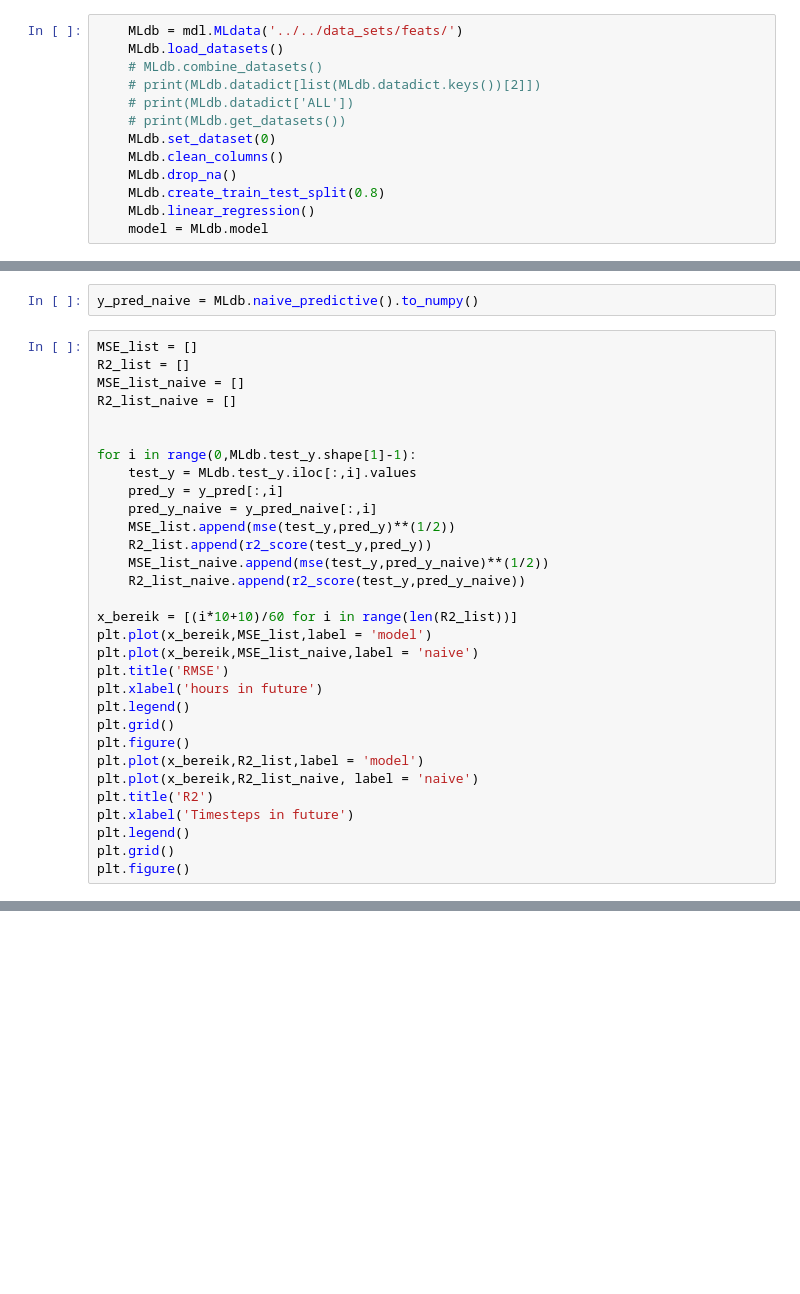
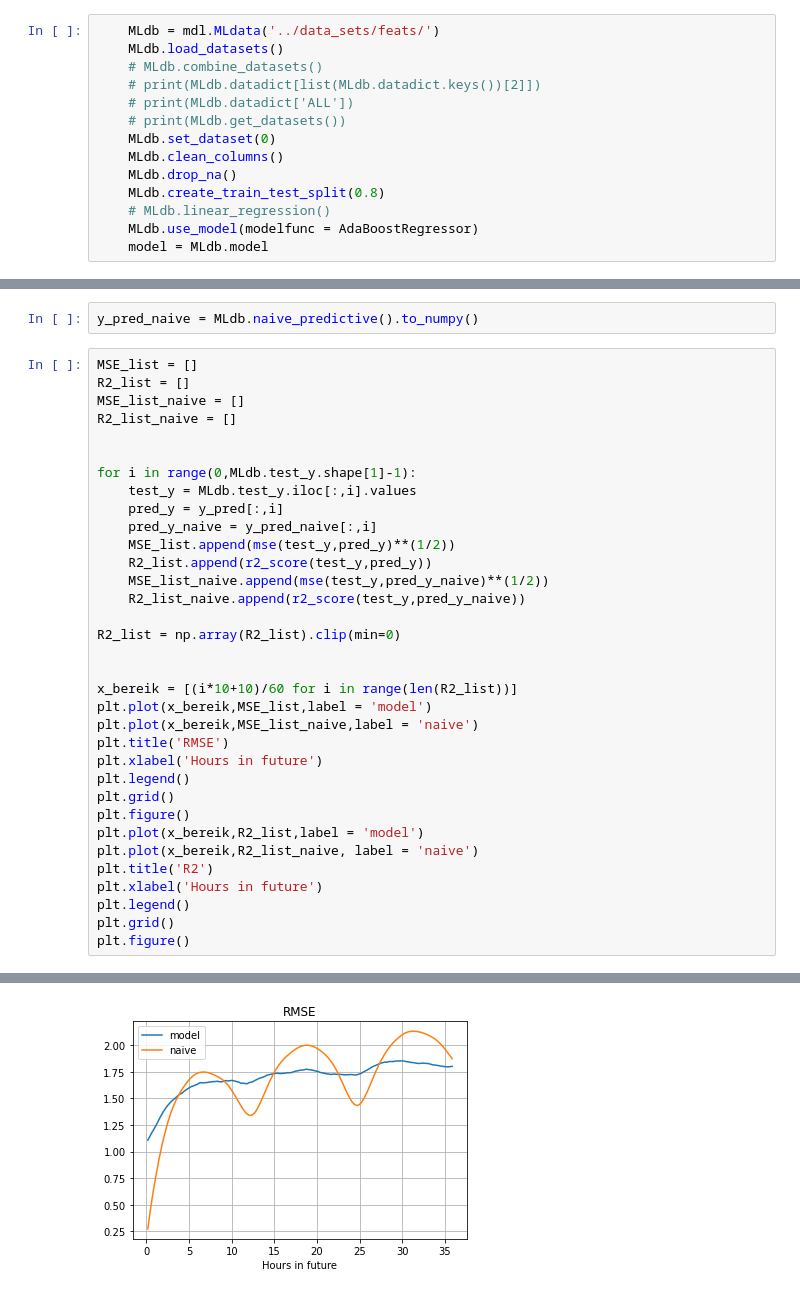
Before and after one commit to hhdelfland/zoutindringing-parksluizen, a Jupyter notebook: EGV/models.ipynb, the cells around one changed output, grey strips where cells are left out. Cells and saved outputs as stored; diff of their text form; blank space fills up the shorter version.

Commit message:
fixed tf bug / added custom sk model support/ added multioutput support

```diff
--- a/EGV/models.ipynb
+++ b/EGV/models.ipynb
@@ -16,7 +17,7 @@ import plotly
 root = tkinter.Tk()
 my_dpi = root.winfo_fpixels('1i')
 # %%
-    MLdb = mdl.MLdata('../../data_sets/feats/')
+    MLdb = mdl.MLdata('../data_sets/feats/')
     MLdb.load_datasets()
     # MLdb.combine_datasets()
     # print(MLdb.datadict[list(MLdb.datadict.keys())[2]])
@@ -26,5 +27,6 @@ my_dpi = root.winfo_fpixels('1i')
     MLdb.clean_columns()
     MLdb.drop_na()
     MLdb.create_train_test_split(0.8)
-    MLdb.linear_regression()
+    # MLdb.linear_regression()
+    MLdb.use_model(modelfunc = AdaBoostRegressor)
     model = MLdb.model
@@ -80,18 +91,22 @@ for i in range(0,MLdb.test_y.shape[1]-1):
     MSE_list_naive.append(mse(test_y,pred_y_naive)**(1/2))
     R2_list_naive.append(r2_score(test_y,pred_y_naive))
 
+R2_list = np.array(R2_list).clip(min=0)
+
+
 x_bereik = [(i*10+10)/60 for i in range(len(R2_list))]
 plt.plot(x_bereik,MSE_list,label = 'model')
 plt.plot(x_bereik,MSE_list_naive,label = 'naive')
 plt.title('RMSE')
-plt.xlabel('hours in future')
+plt.xlabel('Hours in future')
 plt.legend()
 plt.grid()
 plt.figure()
 plt.plot(x_bereik,R2_list,label = 'model')
 plt.plot(x_bereik,R2_list_naive, label = 'naive')
 plt.title('R2')
-plt.xlabel('Timesteps in future')
+plt.xlabel('Hours in future')
 plt.legend()
 plt.grid()
 plt.figure()
+# %% [output]
@@ -97,0 +114 @@ plt.figure()
+[figure, added]
```
Also changed, not shown: parts of 11 cells of this notebook, 5 other files.
